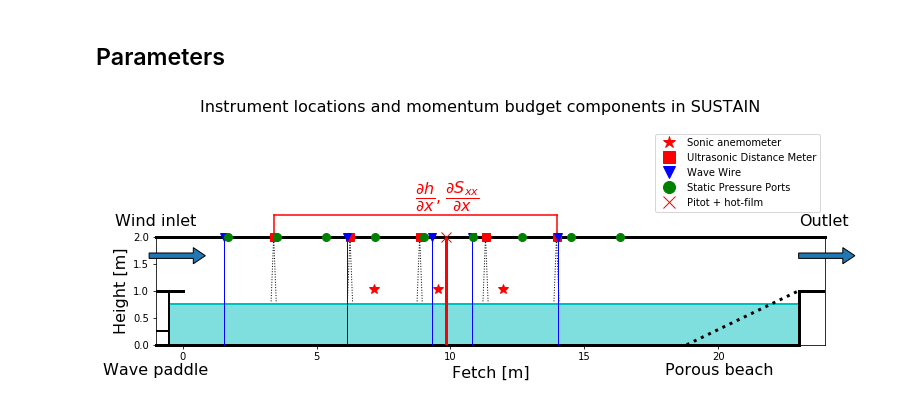
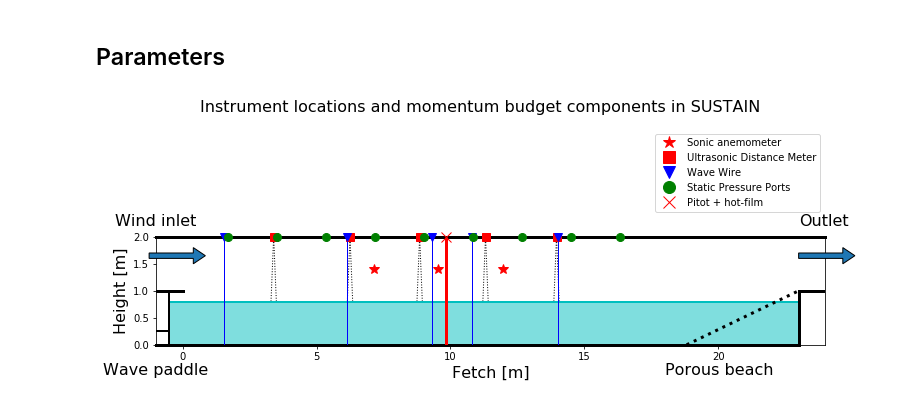
Before and after one commit to sustain-lab/sustain-drag-2020, a Jupyter notebook: laboratory-setup-SUSTAIN.ipynb, the cells around one changed output. Cells and saved outputs as stored; diff of their text form; code cells hidden in the pictures.

Commit message:
laboratory setup in sustain figure

```diff
--- a/laboratory-setup-SUSTAIN.ipynb
+++ b/laboratory-setup-SUSTAIN.ipynb
@@ -15,12 +15,12 @@ SUSTAIN_WIDTH = 23
 SUSTAIN_HEIGHT = 2
 
 #resting water depth, need to fix KRD
-H = 0.75
+H = 0.8
 
 #irgason, combined positions from two runs
-irgason1 = (7.15, H + 0.29)
-irgason2 = (9.55, H + 0.29)
-irgason3 = (11.98, H + 0.29)
+irgason1 = (7.15, SUSTAIN_HEIGHT - 0.6)
+irgason2 = (9.55, SUSTAIN_HEIGHT - 0.6)
+irgason3 = (11.98, SUSTAIN_HEIGHT - 0.6)
 
 # UDM positions
 udm = [3.40, 6.25, 8.85, 11.31, 13.96]
@@ -73,35 +73,35 @@ plt.text(SUSTAIN_WIDTH, 2.2, 'Outlet', fontsize=16)
 plt.plot([-1, SUSTAIN_WIDTH + 1], [2, 2], 'k-', lw=3, clip_on=False)
 plt.plot([-1, SUSTAIN_WIDTH], [0, 0], 'k-', lw=3, clip_on=False)
 
-plt.plot([udm[0], udm[0]], [2, 2.4], 'r-', clip_on=False)
-plt.plot([udm[4], udm[4]], [2, 2.4], 'r-', clip_on=False)
-plt.plot([udm[0], udm[4]], [2.4, 2.4], 'r-', clip_on=False)
-plt.text((udm[0] + udm[4]) / 2, 2.45, r'$\dfrac{\partial h}{\partial x}$, $\dfrac{\partial S_{xx}}{\partial x}$', ha='left', va='bottom', color='r', fontsize=16)
+# plt.plot([udm[0], udm[0]], [2, 2.4], 'r-', clip_on=False)
+# plt.plot([udm[4], udm[4]], [2, 2.4], 'r-', clip_on=False)
+# plt.plot([udm[0], udm[4]], [2.4, 2.4], 'r-', clip_on=False)
+# plt.text((udm[0] + udm[4]) / 2, 2.45, r'$\dfrac{\partial h}{\partial x}$, $\dfrac{\partial S_{xx}}{\partial x}$', ha='left', va='bottom', color='r', fontsize=16)
 
 for w in wave_wire:
     plt.plot(w, 2, 'bv', ms=8, clip_on=False, zorder=5)
     plt.plot([w, w ], [2, 0], 'b', lw=1)
 
 
 for p in static_pressure:
     plt.plot(p, 2, 'go', ms=8, clip_on=False, zorder=5)
     #plt.plot([p, p ], [2, 0], 'b', lw=1)
 
 plt.plot(pitot, 2, 'rx', ms=10, clip_on=False, zorder=5)
 plt.plot([pitot,pitot], [2, 0], 'r', linewidth = 3)
 
 plt.plot(np.nan, np.nan, 'r*', ms=12, label='Sonic anemometer')
 plt.plot(np.nan, np.nan, 'rs', ms=12, label='Ultrasonic Distance Meter')
 plt.plot(np.nan, np.nan, 'bv', ms=12, label = "Wave Wire")
 plt.plot(np.nan, np.nan, 'go', ms=12, label = "Static Pressure Ports")
 plt.plot(np.nan, np.nan, 'rx', ms=12, label = "Pitot + hot-film")
 
 plt.legend(bbox_to_anchor=(0.9, 0.9), bbox_transform=plt.gcf().transFigure)
 
 plt.xlabel('Fetch [m]', fontsize=16)
 plt.ylabel('Height [m]', fontsize=16)
 
 fig.suptitle('Instrument locations and momentum budget components in SUSTAIN', fontsize=16)
 fig.subplots_adjust(bottom=0.3, top=0.6)
 # %% [output]
-[figure, old version]
+[figure, new version]
```
